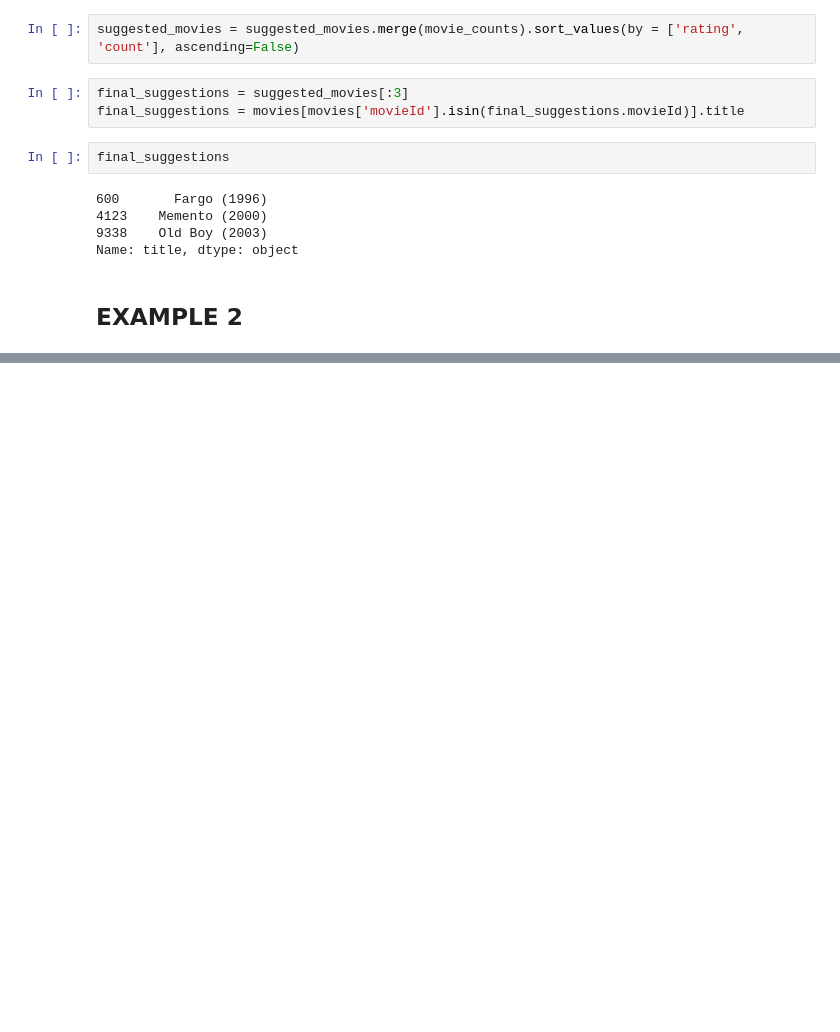
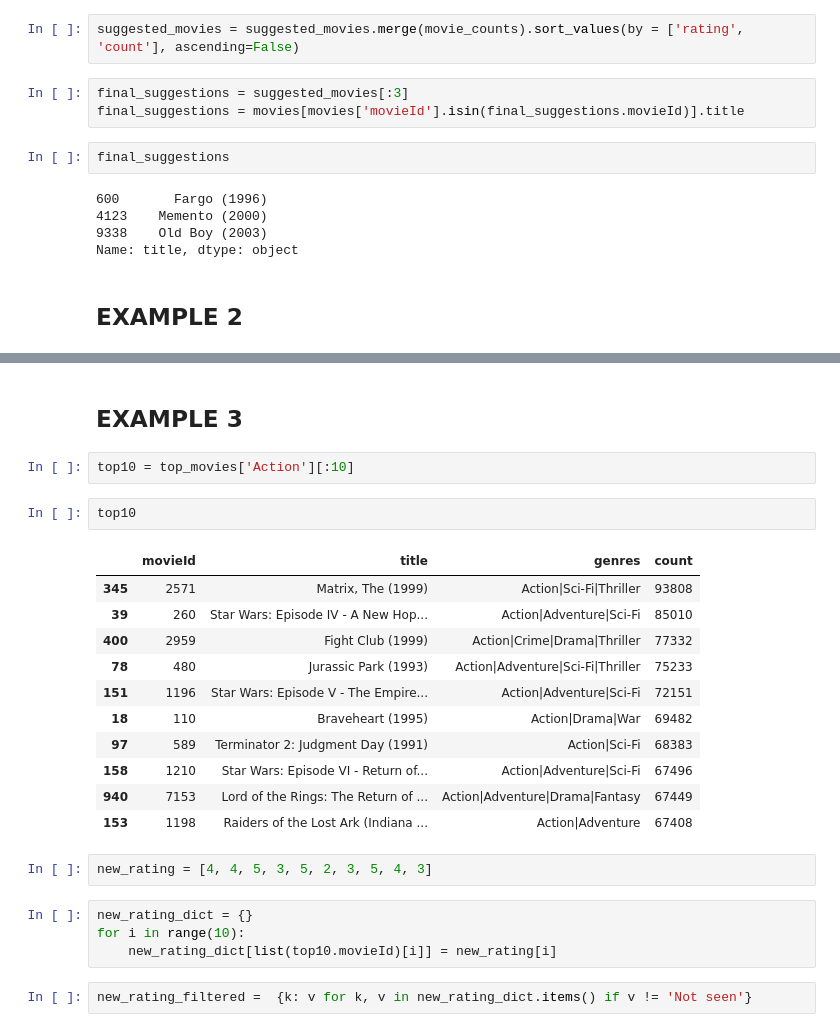
Before and after one commit to beatricecitterio/movie-recommendation, a Jupyter notebook: suggestion_algorithm.ipynb, the cells around one changed output, grey strips where cells are left out. Drawn from its saved outputs; the diff is of its cells as text; blank space fills up the shorter version.

```diff
--- a/suggestion_algorithm.ipynb
+++ b/suggestion_algorithm.ipynb
@@ -228,0 +432,26 @@ Name: title, dtype: object
+# %% [markdown]
+## **EXAMPLE 3**
+# %%
+top10 = top_movies['Action'][:10]
+# %%
+top10
+# %% [output]
+|  | movieId | title | genres | count |
+| 345 | 2571 | Matrix, The (1999) | Action|Sci-Fi|Thriller | 93808 |
+| 39 | 260 | Star Wars: Episode IV - A New Hop... | Action|Adventure|Sci-Fi | 85010 |
+| 400 | 2959 | Fight Club (1999) | Action|Crime|Drama|Thriller | 77332 |
+| 78 | 480 | Jurassic Park (1993) | Action|Adventure|Sci-Fi|Thriller | 75233 |
+| 151 | 1196 | Star Wars: Episode V - The Empire... | Action|Adventure|Sci-Fi | 72151 |
+| 18 | 110 | Braveheart (1995) | Action|Drama|War | 69482 |
+| 97 | 589 | Terminator 2: Judgment Day (1991) | Action|Sci-Fi | 68383 |
+| 158 | 1210 | Star Wars: Episode VI - Return of... | Action|Adventure|Sci-Fi | 67496 |
+| 940 | 7153 | Lord of the Rings: The Return of ... | Action|Adventure|Drama|Fantasy | 67449 |
+| 153 | 1198 | Raiders of the Lost Ark (Indiana ... | Action|Adventure | 67408 |
+# %%
+new_rating = [4, 4, 5, 3, 5, 2, 3, 5, 4, 3]
+# %%
+new_rating_dict = {}
+for i in range(10):
+    new_rating_dict[list(top10.movieId)[i]] = new_rating[i]
+# %%
+new_rating_filtered =  {k: v for k, v in new_rating_dict.items() if v != 'Not seen'}
```
Also changed, not shown: parts of 56 cells of this notebook.
